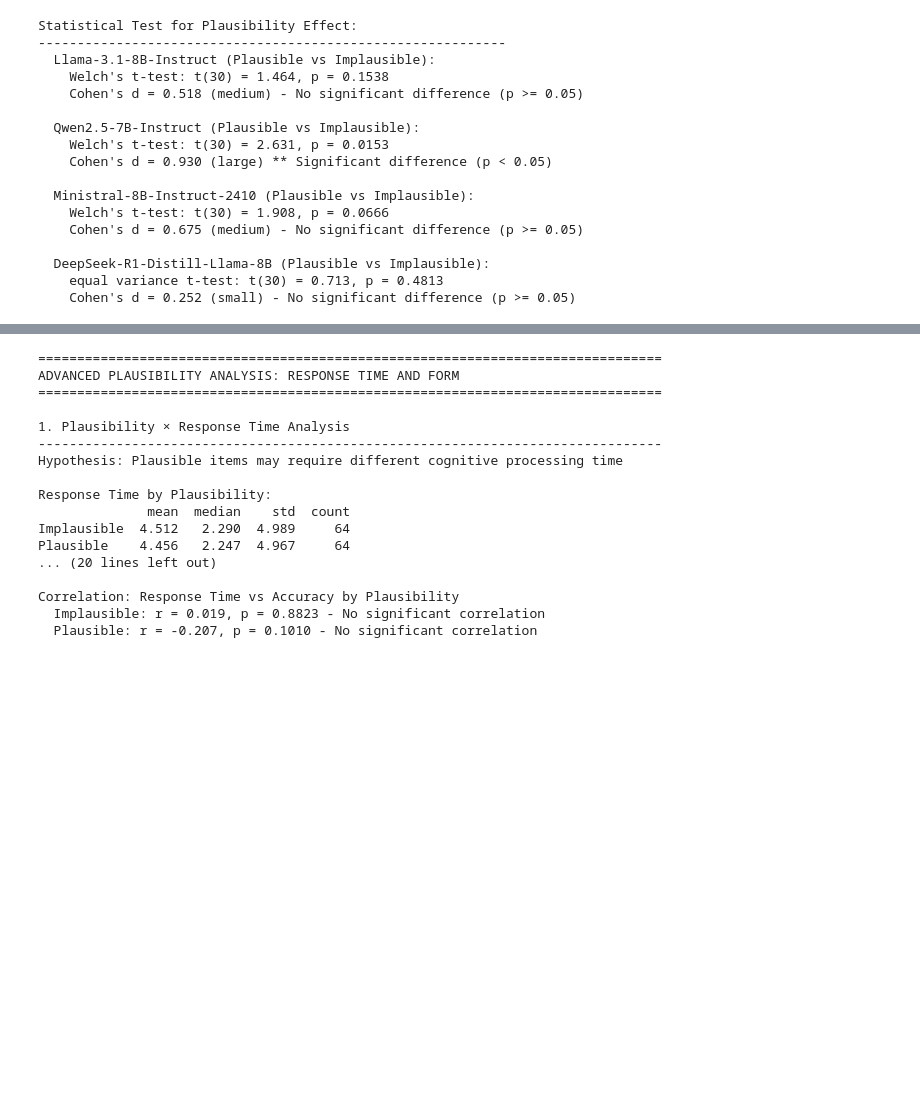
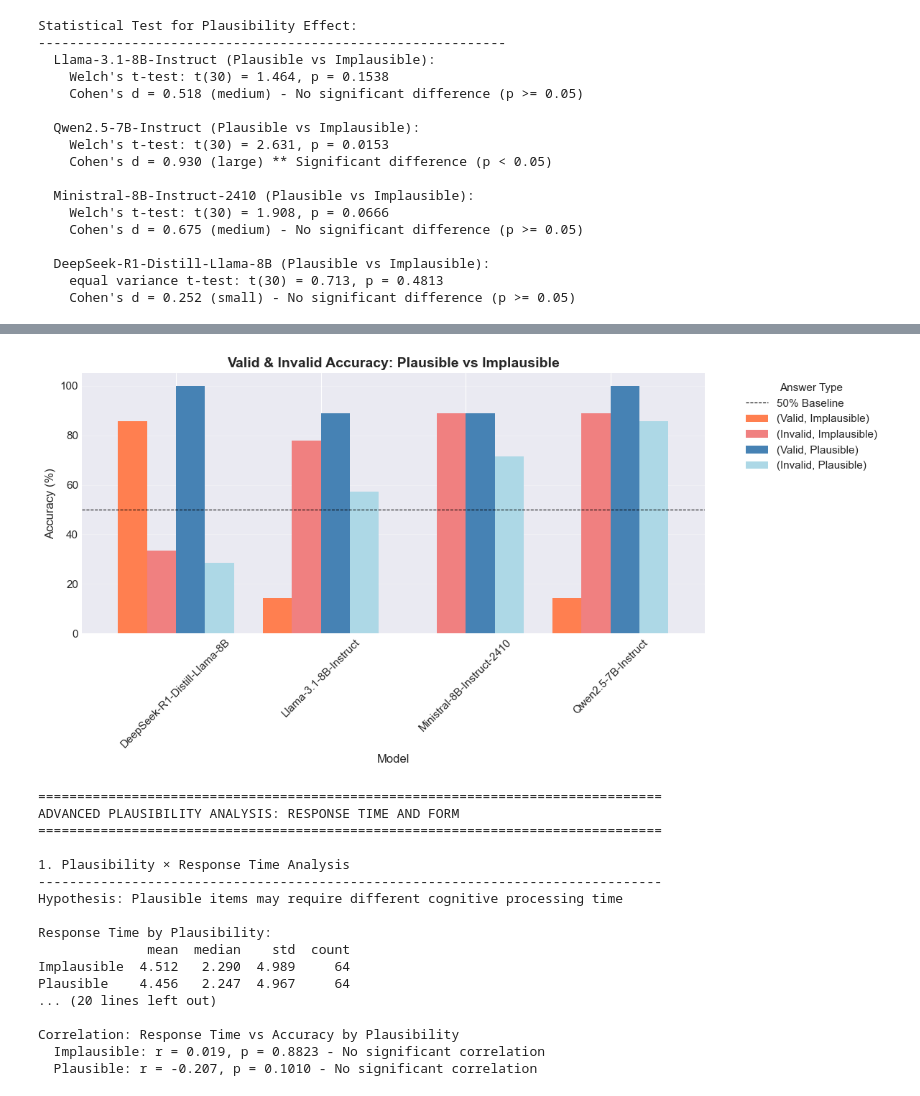
Before and after one commit to HiReason/PlausibleLLM, a Jupyter notebook: answer_analysis.ipynb, the cells around one changed output, grey strips where cells are left out. Cells and saved outputs as stored; diff of their text form; code cells hidden in the pictures; blank space fills up the shorter version.

```diff
--- a/answer_analysis.ipynb
+++ b/answer_analysis.ipynb
@@ -1129,3 +1112,100 @@ Statistical Test for Plausibility Effect:
   DeepSeek-R1-Distill-Llama-8B (Plausible vs Implausible):
     equal variance t-test: t(30) = 0.713, p = 0.4813
     Cohen's d = 0.252 (small) - No significant difference (p >= 0.05)
+# %%
+# Valid and Invalid Accuracy by Plausibility
+print("\n\nValid and Invalid Accuracy by Plausibility:")
+print("-" * 60)
+
+# Check if plausibility data is available and prepare it
+if 'plausibility' in df.columns:
+    # Filter out NA values (both NaN and string 'NA')
+    df_plausible = df[
+        df['plausibility'].notna() &
+        (df['plausibility'].astype(str).str.upper() != 'NA')
+    ].copy()
+
+    if len(df_plausible) > 0:
+        # Convert to binary if needed (plausible/implausible)
+        if df_plausible['plausibility'].dtype == 'object':
+            # Create binary column
+            df_plausible['is_plausible'] = df_plausible['plausibility'].astype(str).str.lower().apply(
+                lambda x: 1 if x == 'plausible' else (0 if x == 'implausible' else np.nan)
+            )
+            # Remove rows where plausibility is neither 'plausible' nor 'implausible'
+            df_plausible = df_plausible[df_plausible['is_plausible'].notna()].copy()
+
+        if len(df_plausible) > 0 and 'is_plausible' in df_plausible.columns:
+            # Calculate accuracy for valid and invalid answers separately by plausibility
+            accuracy_by_plaus = df_plausible.groupby(['model', 'is_plausible', 'correct_validity']).apply(
+                lambda x: pd.Series({
+                    'Valid_Accuracy': (x[x['correct_validity'] == 'valid']['is_correct']).mean() * 100 if len(x[x['correct_validity'] == 'valid']) > 0 else np.nan,
+                    'Invalid_Accuracy': (x[x['correct_validity'] == 'invalid']['is_correct']).mean() * 100 if len(x[x['correct_validity'] == 'invalid']) > 0 else np.nan,
+                    'Valid_Count': len(x[x['correct_validity'] == 'valid']),
+                    'Invalid_Count': len(x[x['correct_validity'] == 'invalid'])
+                })
+            ).reset_index()
+
+            # Create separate dataframes for valid and invalid accuracy
+            valid_acc_by_plaus = accuracy_by_plaus.pivot_table(
+                index='model',
+                columns='is_plausible',
+                values='Valid_Accuracy'
+            )
+            invalid_acc_by_plaus = accuracy_by_plaus.pivot_table(
+                index='model',
+                columns='is_plausible',
+                values='Invalid_Accuracy'
+            )
+
+            # Rename columns for clarity
+            rename_dict = {}
+            if 0 in valid_acc_by_plaus.columns:
+                rename_dict[0] = 'Implausible'
+            if 1 in valid_acc_by_plaus.columns:
+                rename_dict[1] = 'Plausible'
+
+            if rename_dict:
+                valid_acc_by_plaus = valid_acc_by_plaus.rename(columns=rename_dict)
+                invalid_acc_by_plaus = invalid_acc_by_plaus.rename(columns=rename_dict)
+
+            print("\nValid Answer Accuracy by Plausibility:")
+            print(valid_acc_by_plaus.round(2))
+            print("\nInvalid Answer Accuracy by Plausibility:")
+            print(invalid_acc_by_plaus.round(2))
+
+            # Visualization - Single plot showing valid and invalid separately by plausibility
+            fig, ax = plt.subplots(1, 1, figsize=(12, 6))
+
+            # Create multi-level columns: (Answer_Type, Plausibility)
+            plot_data = pd.DataFrame()
+            for plaus_col in ['Implausible', 'Plausible']:
+                if plaus_col in valid_acc_by_plaus.columns:
+                    plot_data[('Valid', plaus_col)] = valid_acc_by_plaus[plaus_col]
+                if plaus_col in invalid_acc_by_plaus.columns:
+                    plot_data[('Invalid', plaus_col)] = invalid_acc_by_plaus[plaus_col]
+
+            # Plot with grouped bars
+            if len(plot_data.columns) > 0:
+                plot_data.plot(kind='bar', ax=ax, color=['coral', 'lightcoral', 'steelblue', 'lightblue'], width=0.8)
+                ax.axhline(y=50, color='black', linestyle='--', linewidth=0.8, label='50% Baseline')
+                ax.set_xlabel('Model', fontsize=12)
+                ax.set_ylabel('Accuracy (%)', fontsize=12)
+                ax.set_title('Valid & Invalid Accuracy: Plausible vs Implausible', fontsize=14, fontweight='bold')
+                ax.legend(title='Answer Type', bbox_to_anchor=(1.05, 1), loc='upper left')
+                ax.tick_params(axis='x', rotation=45)
+                ax.grid(axis='y', alpha=0.3)
+            else:
+                ax.text(0.5, 0.5, 'No plausibility data available',
+                        ha='center', va='center', transform=ax.transAxes)
+                ax.set_title('Valid & Invalid Accuracy: Plausible vs Implausible', fontsize=14, fontweight='bold')
+
+            plt.tight_layout()
+            plt.show()
+        else:
+            print("\nNo valid plausibility data found (is_plausible column not created).")
+    else:
+        print("\nNo valid plausibility data found (all values are NA).")
+else:
+    print("\nNo 'plausibility' column found in the dataset.")
+# %% [output]
@@ -1132,3 +1230,4 @@ Statistical Test for Plausibility Effect:
+[figure, added]
 # %%
 # 13. Advanced Plausibility Analysis: Response Time and Form Interactions
 print("=" * 80)
```
Also changed, not shown: parts of 2 cells of this notebook.
